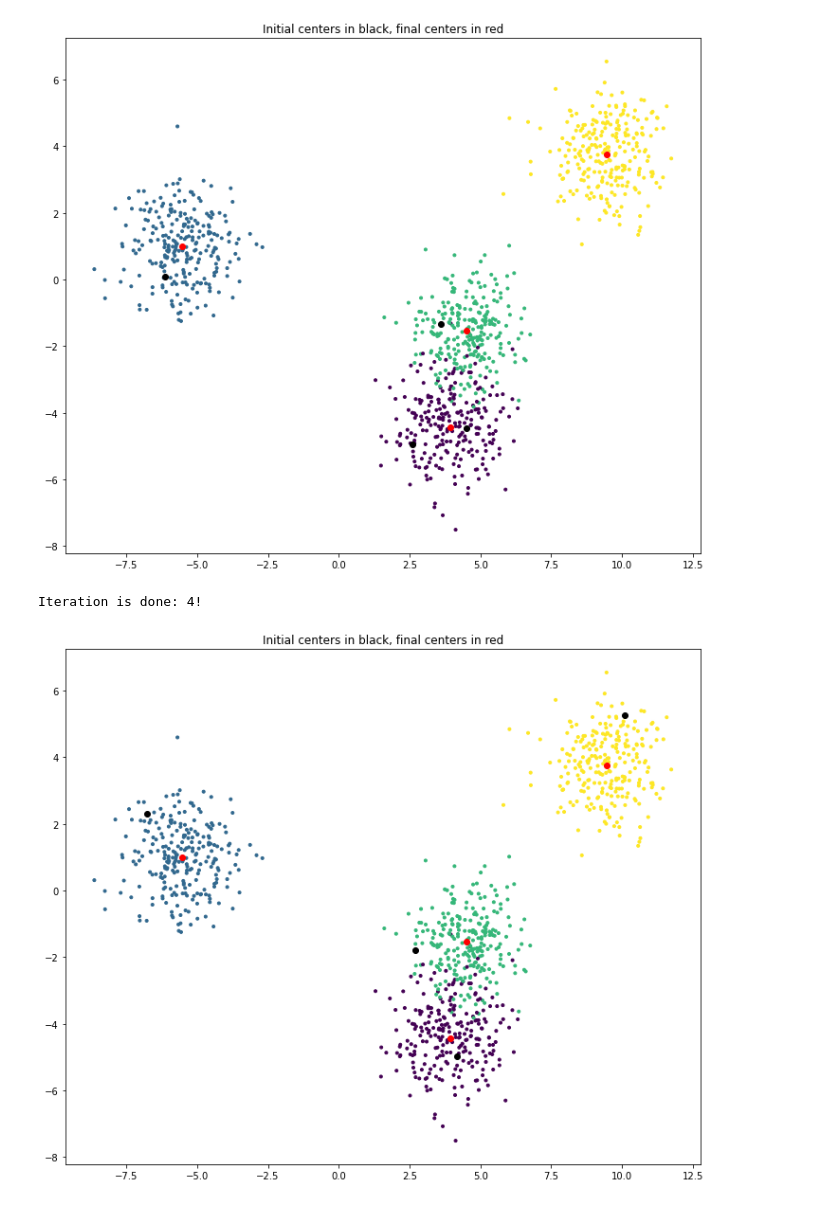
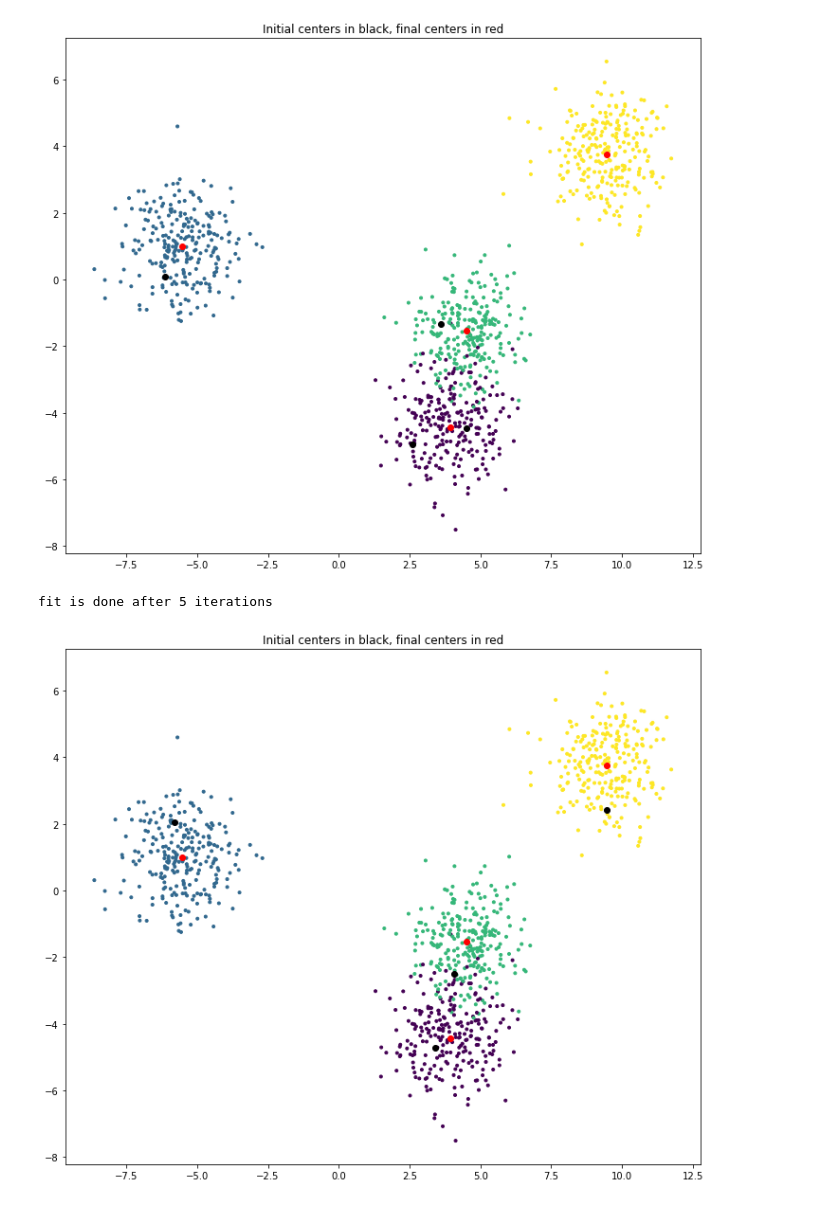
Before and after one commit to louis-xu-ustc/machine_learning_basics, a Jupyter notebook: kmeans.ipynb, the cells around one changed output. Cells and saved outputs as stored; diff of their text form; code cells hidden in the pictures.

```diff
--- a/kmeans.ipynb
+++ b/kmeans.ipynb
@@ -210,8 +285,7 @@ class MyKMeansCluster():
-# %%
-kmeans = MyKMeansCluster(n_cluster = 4)
-# print("type: {}, shape: {}".format(type(X), X.shape))
-kmeans.fit(X)
-kmeans.plot_clusters(X)
-# %% [output]
-Iteration is done: 4!
-[figure, removed]
+# %%
+knn_cluster = MyKMeansCluster(4)
+knn_cluster.fit(X)
+knn_cluster.plot(X)
+# %% [output]
+fit is done after 5 iterations
+[figure, added]
```
Also changed, not shown: parts of 9 cells of this notebook, 21 other files.
